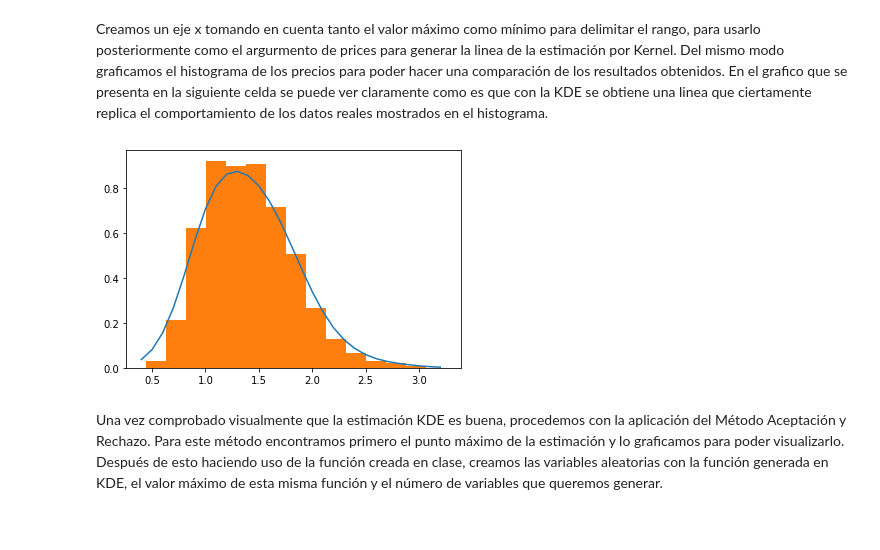
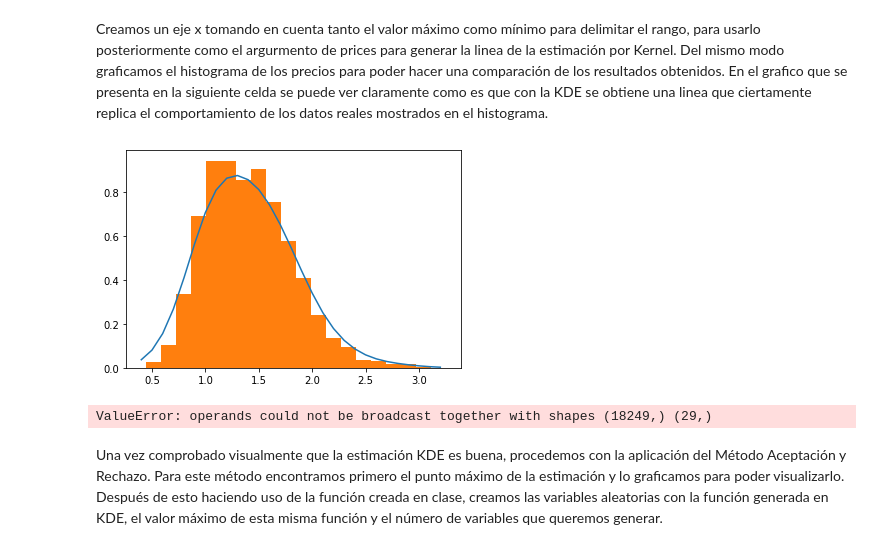
Before and after one commit to ACristinaVV/Proyecto_Avocado, a Jupyter notebook: Proyecto .ipynb, the cells around one changed output. Drawn from its saved outputs; the diff is of its cells as text; code cells hidden in the pictures.

```diff
--- a/Proyecto .ipynb
+++ b/Proyecto .ipynb
@@ -150,8 +150,10 @@ import statsmodels.api as sm
 import seaborn as sns
 # %% [markdown]
 ## Primer Nodo: Ventas
+# %%
+ventas_log = np.log(data['Total Volume'])
 # %%
-def kde_scipy(x,bandwidth=0.2, **kwargs):
+def kde_scipy(x,bandwidth=0.8, **kwargs):
     """Kernel Density Estimation with Scipy"""
     # Note that scipy weights its bandwidth by the covariance of the
     # input data.  To make the results comparable to the other methods,
@@ -220,0 +280,14 @@ ValueError: The truth value of an array with more than one element is ambiguous.
+# %%
+fig, ax = plt.subplots(2,1, figsize=(8,10))
+fig.tight_layout(pad=3.0)
+
+y, x, _ = ax[0].hist(ventas_log, bins=18, density=True, label='Histograma mediciones')
+dist = 'beta'
+params = getattr(st, dist).fit(ventas_log)
+y_hat = getattr(st, dist).pdf(x, *params)
+ax[0].plot(x, y_hat,'r--', label='Distribución ajustada')
+ax[0].set_ylabel('Probability')
+ax[0].grid()
+
+grap1 = sm.qqplot(ventas_log, dist=getattr(st, dist), line='q', fit=True, ax=ax[1])
+ax[1].grid()
@@ -232,6 +309,8 @@ def kde_scipy(x,bandwidth=0.2, **kwargs):
     return lambda x_grid: kde.evaluate(x_grid)
 # %% [markdown]
 Una vez definida la función la usamos con los datos que tenemos sobre el precio promedio, como no tenemos el valor ``x_grid`` que requeria la función original, modificamos la función para que como resultado nos diera una función tal como se muestra enseguida:
+# %%
+precios = data['AveragePrice']
 # %%
 prices = kde_scipy(data['AveragePrice'])
 prices
@@ -244,11 +323,15 @@ En el grafico que se presenta en la siguiente celda se puede ver claramente como
 # %%
 x_precio = np.arange(0.40,3.30,.10)
 plt.figure()
 plt.plot(x_precio,prices(x_precio));
-plt.hist(data['AveragePrice'],bins = 15, density = True);
+plt.hist(precios,bins = 20, density = True);
 plt.show()
 # %% [output]
-[figure, old version]
+[figure, new version]
+# %%
+((precios-prices(x_precio))**2).mean()
+# %% [output]
+ValueError: operands could not be broadcast together with shapes (18249,) (29,)
 # %% [markdown]
 Una vez comprobado visualmente que la estimación KDE es buena, procedemos con la aplicación del Método Aceptación y Rechazo.
 Para este método encontramos primero el punto máximo de la estimación y lo graficamos para poder visualizarlo.
```
Also changed, not shown: parts of 31 cells of this notebook.
